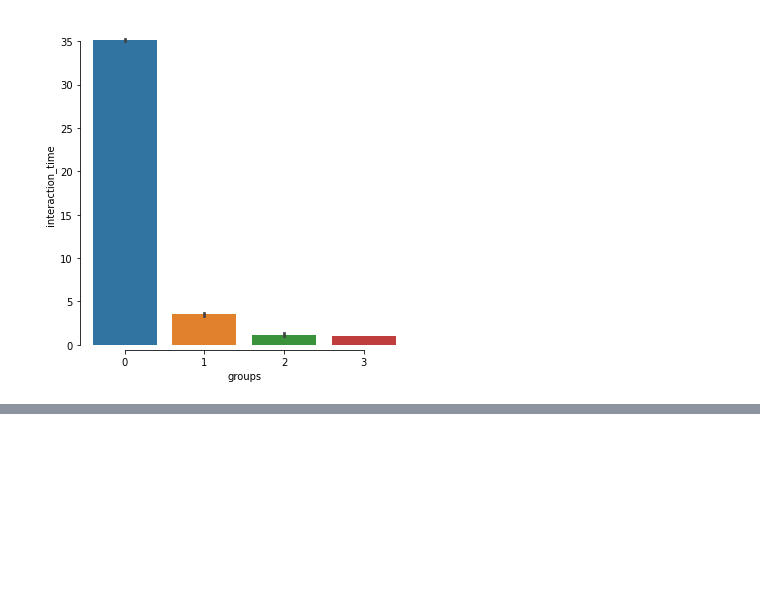
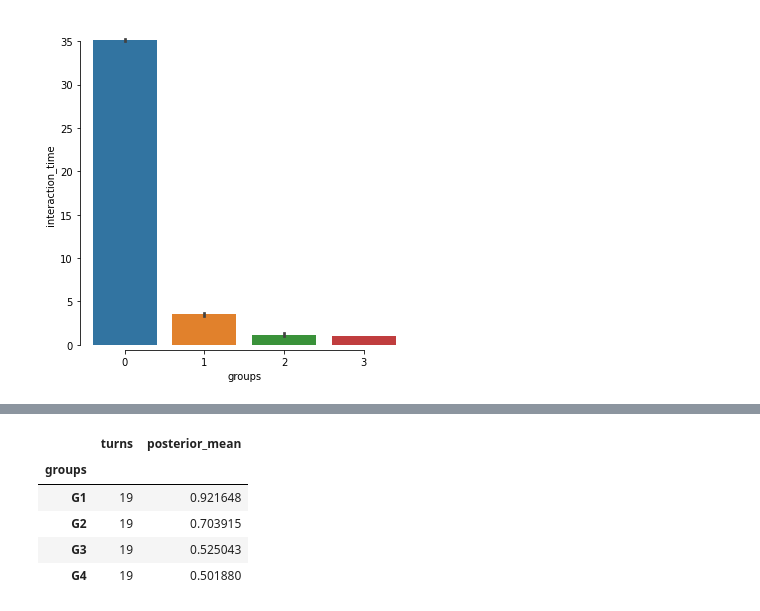
Before and after one commit to baixuechunzi/StereotypeBandit, a Jupyter notebook: simulationDP.ipynb, the cells around one changed output, grey strips where cells are left out. Saved outputs shown, nothing was run; the diff lists cells and outputs as text; code cells hidden in the pictures; blank space fills up the shorter version.

```diff
--- a/simulationDP.ipynb
+++ b/simulationDP.ipynb
@@ -198,0 +234,9 @@ print(raw_policies_df[0])
+# %%
+df.groupby(['groups']).mean()
+# %% [output]
+|  | turns | posterior_mean |
+| groups |  |  |
+| G1 | 19 | 0.921648 |
+| G2 | 19 | 0.703915 |
+| G3 | 19 | 0.525043 |
+| G4 | 19 | 0.501880 |
```
Also changed, not shown: parts of 3 cells of this notebook, 1 other file.
